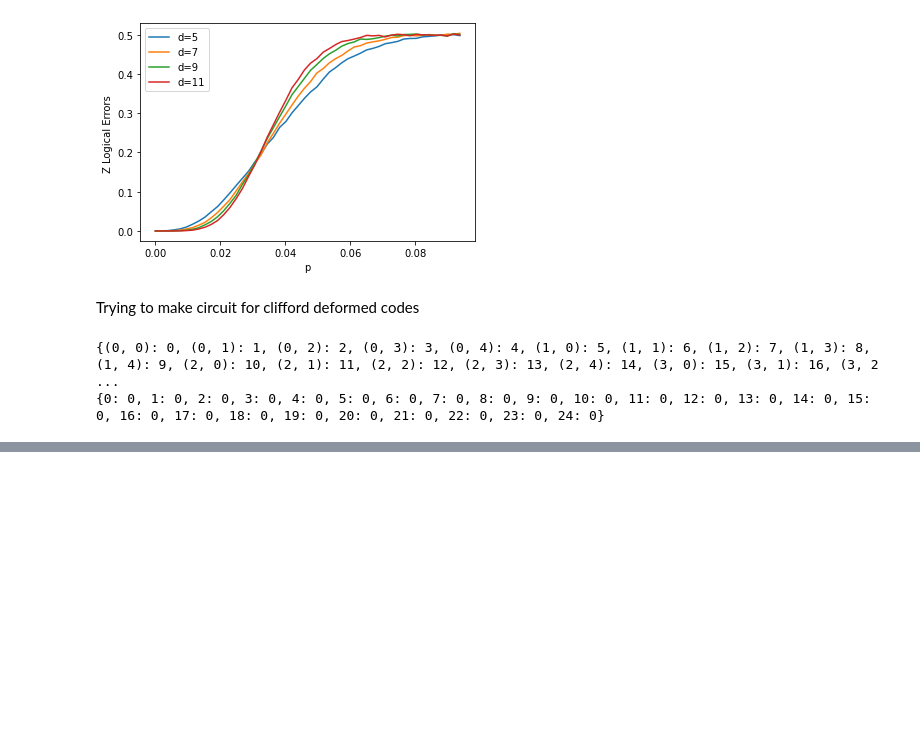
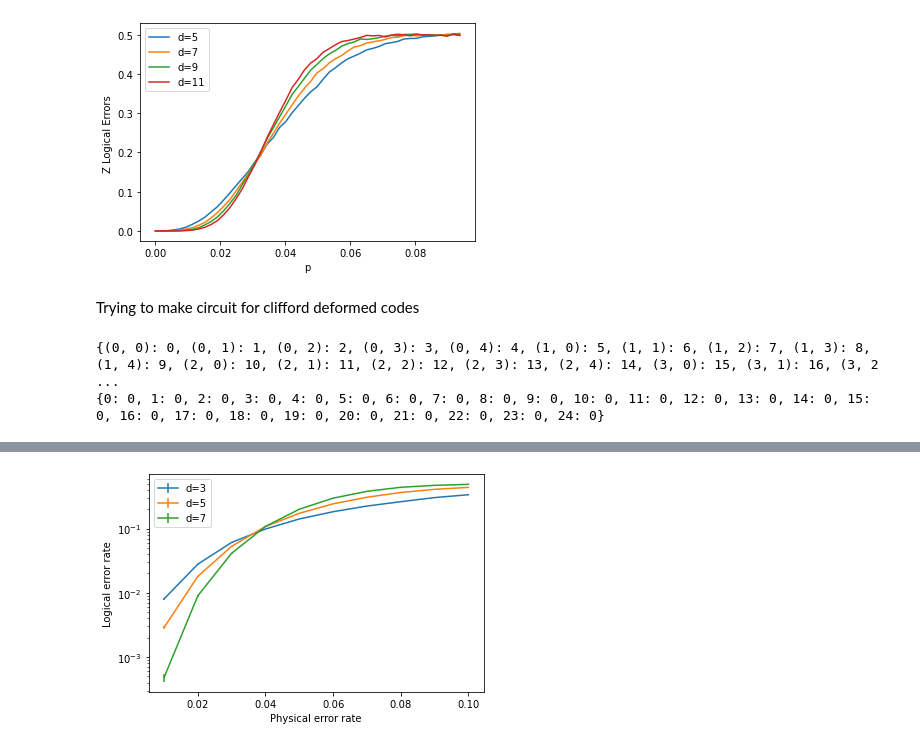
Before and after one commit to acatspirit/correlated_error_biased_noise, a Jupyter notebook: surface_code_circuit_scratch.ipynb, the cells around one changed output, grey strips where cells are left out. Saved outputs shown, nothing was run; the diff lists cells and outputs as text; code cells hidden in the pictures; blank space fills up the shorter version.

```diff
--- a/surface_code_circuit_scratch.ipynb
+++ b/surface_code_circuit_scratch.ipynb
@@ -1008,3 +1008,15 @@ DETECTOR(4, 2, 1) rec[-4] rec[-5] rec[-7] rec[-8] rec[-15]
 DETECTOR(4, 6, 1) rec[-1] rec[-2] rec[-10]
 OBSERVABLE_INCLUDE(0) rec[-3] rec[-6] rec[-9]
 """)
+# %%
+d = 3
+circuit = stim.Circuit.generated(
+                    "surface_code:rotated_memory_z",
+                    rounds=3,
+                    distance=3,
+                    after_clifford_depolarization=0,
+                    after_reset_flip_probability=0,
+                    before_measure_flip_probability=0.1,
+                    before_round_data_depolarization=0,
+                )
+circuit.diagram("timeline-svg")
@@ -1010,0 +1041,6 @@ OBSERVABLE_INCLUDE(0) rec[-3] rec[-6] rec[-9]
+# %%
+from clifford_deformed_cc_circuit import CDCompassCodeCircuit
+circuit_obj = CDCompassCodeCircuit(d=3, l=2, p_params=[0,0,0.1], eta=0.5, type='Z')
+circuit = circuit_obj.make_elongated_circuit_from_parity()
+# circuit.diagram('timeslice-svg', tick=range(6,12))
+circuit.diagrame
@@ -1040,0 +1130,13 @@ circuit.diagram("timeline-svg")
+# %%
+%matplotlib inline
+
+plt.figure()
+for d, logical_errors in zip(d_list, log_error_L):
+    std_err = (logical_errors*(1-logical_errors)/num_shots)**0.5
+    plt.errorbar(p_list, logical_errors, yerr=std_err, label="d={}".format(d))
+plt.yscale("log")
+plt.xlabel("Physical error rate")
+plt.ylabel("Logical error rate")
+plt.legend(loc=0);
+# %% [output]
+[figure, added]
```
Also changed, not shown: parts of 8 cells of this notebook, 5 other files.
